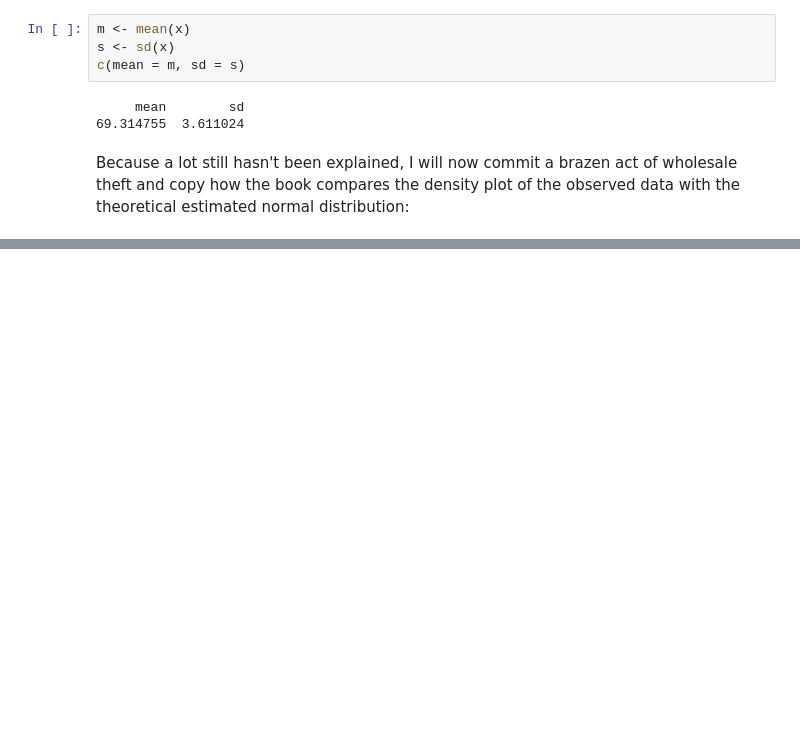
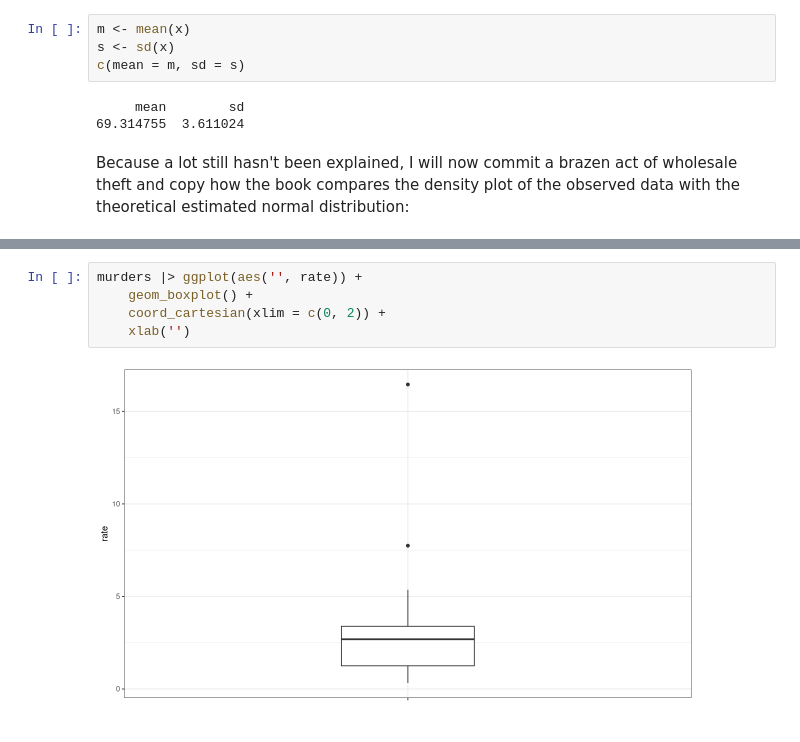
Before and after one commit to readyready15728/data-wrangling-and-visualization-with-r, a Jupyter notebook: 07_visualizing_data_distributions/07_visualizing_data_distributions.ipynb, the cells around one changed output, grey strips where cells are left out. Drawn from its saved outputs; the diff is of its cells as text; blank space fills up the shorter version.

```diff
--- a/07_visualizing_data_distributions/07_visualizing_data_distributions.ipynb
+++ b/07_visualizing_data_distributions/07_visualizing_data_distributions.ipynb
@@ -214,0 +243,7 @@ heights |> filter(sex == 'Male') |> ggplot(aes(height)) +
+# %%
+murders |> ggplot(aes('', rate)) +
+    geom_boxplot() +
+    coord_cartesian(xlim = c(0, 2)) +
+    xlab('')
+# %% [output]
+[figure, added]
```
Also changed, not shown: parts of 43 cells of this notebook.
